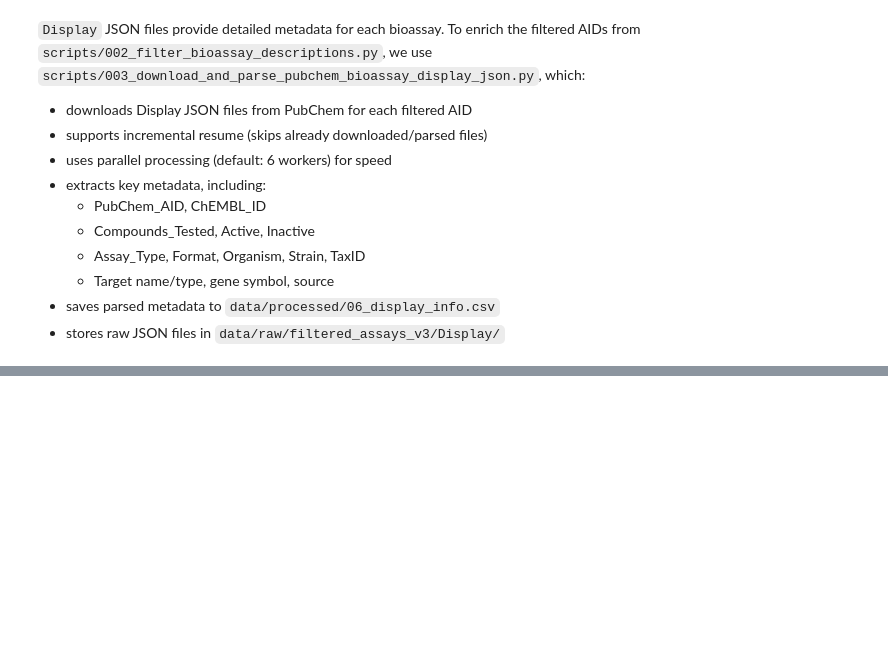
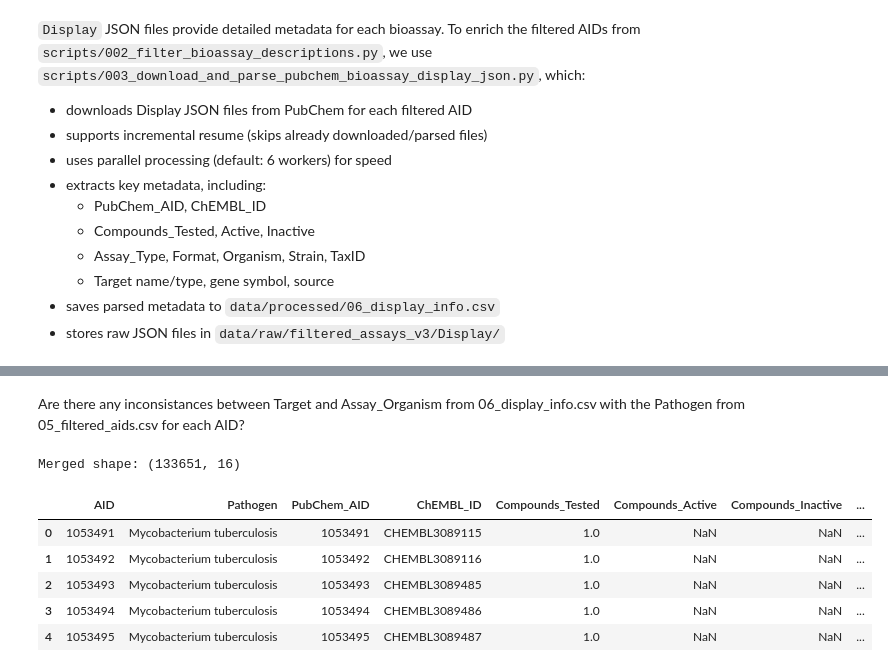
Before and after one commit to ersilia-os/pubchem-antimicrobial-tasks, a Jupyter notebook: notebooks/001_pathogens_of_interest_taxid.ipynb, the cells around one changed output, grey strips where cells are left out. Cells and saved outputs as stored; diff of their text form; code cells hidden in the pictures; blank space fills up the shorter version.

```diff
--- a/notebooks/001_pathogens_of_interest_taxid.ipynb
+++ b/notebooks/001_pathogens_of_interest_taxid.ipynb
@@ -1122,3 +1126,25 @@ display_info.head(10)
 | 7 | 101356 | CHEMBL708597 | 5.0 | NaN | 5.0 | Homo sapiens (human) | Binding | ... |
 | 8 | 1014 | NaN | 240.0 | 26.0 | 214.0 | NaN | protein expression assay | ... |
 | 9 | 1015 | NaN | 32.0 | 32.0 | NaN | NaN | Functional | ... |
+# %% [markdown]
+Are there any inconsistances between Target and Assay_Organism from 06_display_info.csv with the Pathogen from 05_filtered_aids.csv for each AID?
+# %%
+import pandas as pd
+
+# Paths to the processed CSVs
+description_info = pd.read_csv(DATA_PROCESSED / "05_filtered_aids.csv")
+display_info = pd.read_csv(DATA_PROCESSED / "06_display_info.csv")
+
+# Merge on AID (PubChem_AID in display_info)
+df_merged = description_info.merge(display_info, left_on="AID", right_on="PubChem_AID", how="inner")
+
+print(f"Merged shape: {df_merged.shape}")
+df_merged.head()
+# %% [output]
+Merged shape: (133651, 16)
+|  | AID | Pathogen | PubChem_AID | ChEMBL_ID | Compounds_Tested | Compounds_Active | Compounds_Inactive | ... |
+| 0 | 1053491 | Mycobacterium tuberculosis | 1053491 | CHEMBL3089115 | 1.0 | NaN | NaN | ... |
+| 1 | 1053492 | Mycobacterium tuberculosis | 1053492 | CHEMBL3089116 | 1.0 | NaN | NaN | ... |
+| 2 | 1053493 | Mycobacterium tuberculosis | 1053493 | CHEMBL3089485 | 1.0 | NaN | NaN | ... |
+| 3 | 1053494 | Mycobacterium tuberculosis | 1053494 | CHEMBL3089486 | 1.0 | NaN | NaN | ... |
+| 4 | 1053495 | Mycobacterium tuberculosis | 1053495 | CHEMBL3089487 | 1.0 | NaN | NaN | ... |
```
Also changed, not shown: parts of 19 cells of this notebook.
